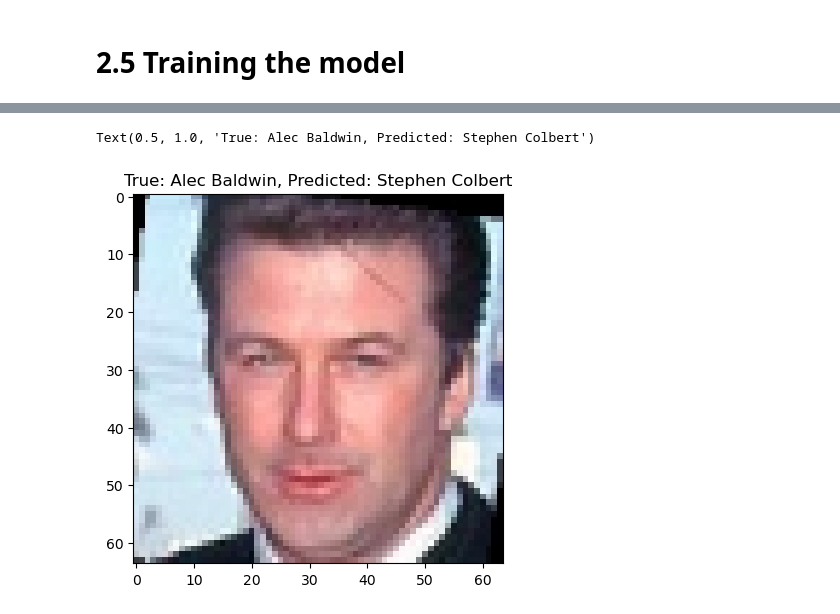
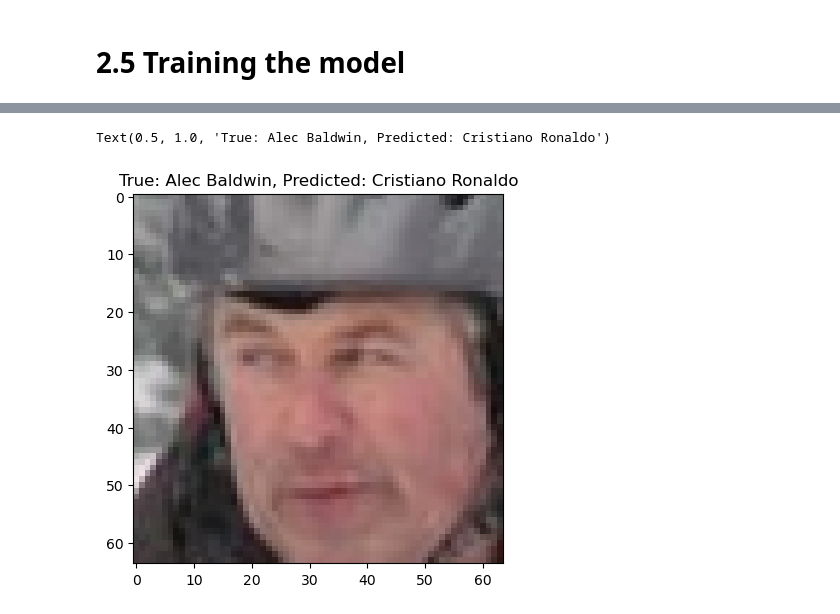
Before and after one commit to HWatanuki/Projeto_D3APL, a Jupyter notebook: teste.ipynb, the cells around one changed output, grey strips where cells are left out. Saved outputs shown, nothing was run; the diff lists cells and outputs as text; code cells hidden in the pictures.

```diff
--- a/teste.ipynb
+++ b/teste.ipynb
@@ -554,8 +495,8 @@ aspect_ratio
 import numpy as np
 
 # preprocess the image dataset and return the feature matrix and the label array: X, y
-def preprocess_faces_dataset(dataset_df, label_encoder, new_img_dims=(64,64), verbose=1000):
-#def preprocess_faces_dataset(dataset_df, label_encoder, new_img_dims=(100,100), verbose=1000):
+#def preprocess_faces_dataset(dataset_df, label_encoder, new_img_dims=(64,64), verbose=1000):
+def preprocess_faces_dataset(dataset_df, label_encoder, new_img_dims=(100,100), verbose=1000):
     image_list = []  # list of preprocessed images (numpy arrays)
 
     for index, img_path in enumerate(dataset_df['image_pathname']):
@@ -680,6 +621,6 @@ plt.imshow(X_val[0])
 # %%
 # preprocessing the test set
-X_test, y_test = preprocess_faces_dataset(dataset_df_test, label_encoder, new_img_dims=(64, 64))
+X_test, y_test = preprocess_faces_dataset(dataset_df_test, label_encoder, new_img_dims=(100, 100))
 # %% [output]
 1/1328 - ../input/ifsp-d3apl-2023-face-recognition/train/train/Jennifer Love Hewitt/160.jpg
 1001/1328 - ../input/ifsp-d3apl-2023-face-recognition/train/train/Adam Sandler/293.jpg
@@ -824,8 +858,8 @@ array([[ 18],
 # %%
-img_idx = 18
+img_idx = 132
 
 plt.imshow(X_test[img_idx])
 plt.title(f'True: {y_test_class_name[img_idx]}, Predicted: {y_test_pred_class_name[img_idx]}')
 # %% [output]
-Text(0.5, 1.0, 'True: Alec Baldwin, Predicted: Stephen Colbert')
+Text(0.5, 1.0, 'True: Alec Baldwin, Predicted: Cristiano Ronaldo')
-[figure, old version]
+[figure, new version]
```
Also changed, not shown: parts of 27 cells of this notebook.
